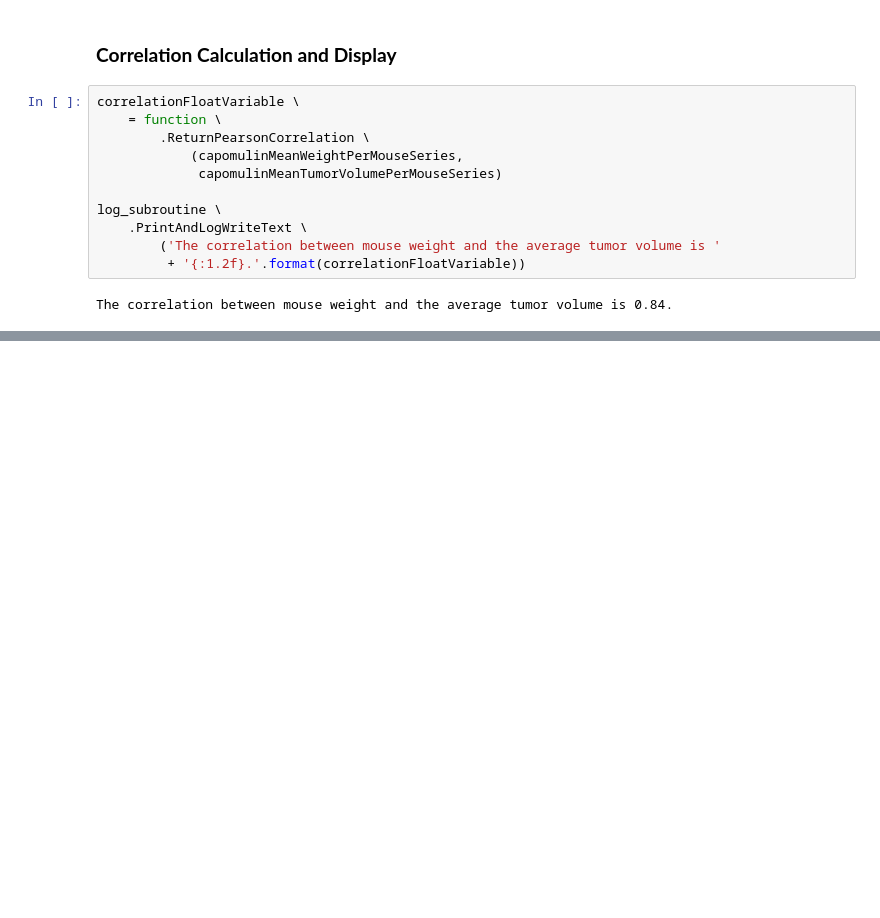
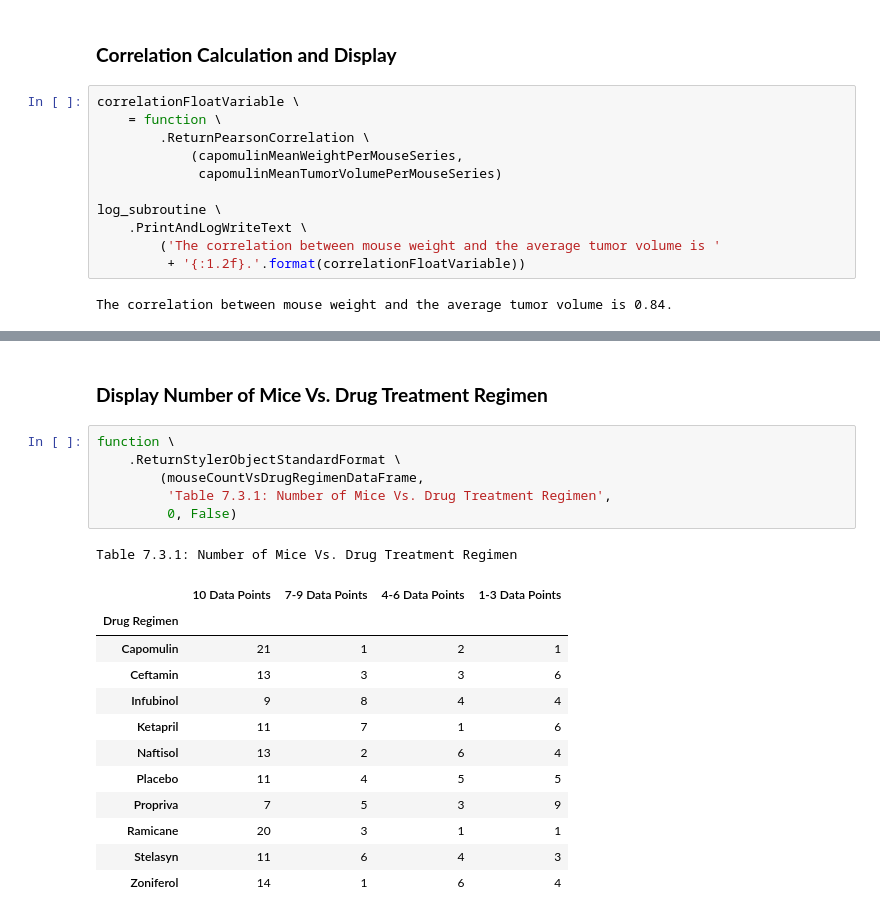
Before and after one commit to njamesgeorge1223/Student-Outcomes-Analysis-with-Pandas, a Jupyter notebook: Pymaceuticals/Pymaceuticals.ipynb, the cells around one changed output, grey strips where cells are left out. Drawn from its saved outputs; the diff is of its cells as text; blank space fills up the shorter version.

```diff
--- a/Pymaceuticals/Pymaceuticals.ipynb
+++ b/Pymaceuticals/Pymaceuticals.ipynb
@@ -819,0 +1189,22 @@ r-squared:   0.7089
+# %% [markdown]
+### **Display Number of Mice Vs. Drug Treatment Regimen**
+# %%
+function \
+    .ReturnStylerObjectStandardFormat \
+        (mouseCountVsDrugRegimenDataFrame,
+         'Table 7.3.1: Number of Mice Vs. Drug Treatment Regimen',
+         0, False)
+# %% [output]
+Table 7.3.1: Number of Mice Vs. Drug Treatment Regimen
+|  | 10 Data Points | 7-9 Data Points | 4-6 Data Points | 1-3 Data Points |
+| Drug Regimen |  |  |  |  |
+| Capomulin | 21 | 1 | 2 | 1 |
+| Ceftamin | 13 | 3 | 3 | 6 |
+| Infubinol | 9 | 8 | 4 | 4 |
+| Ketapril | 11 | 7 | 1 | 6 |
+| Naftisol | 13 | 2 | 6 | 4 |
+| Placebo | 11 | 4 | 5 | 5 |
+| Propriva | 7 | 5 | 3 | 9 |
+| Ramicane | 20 | 3 | 1 | 1 |
+| Stelasyn | 11 | 6 | 4 | 3 |
+| Zoniferol | 14 | 1 | 6 | 4 |
```
Also changed, not shown: parts of 90 cells of this notebook, 2 other files.
